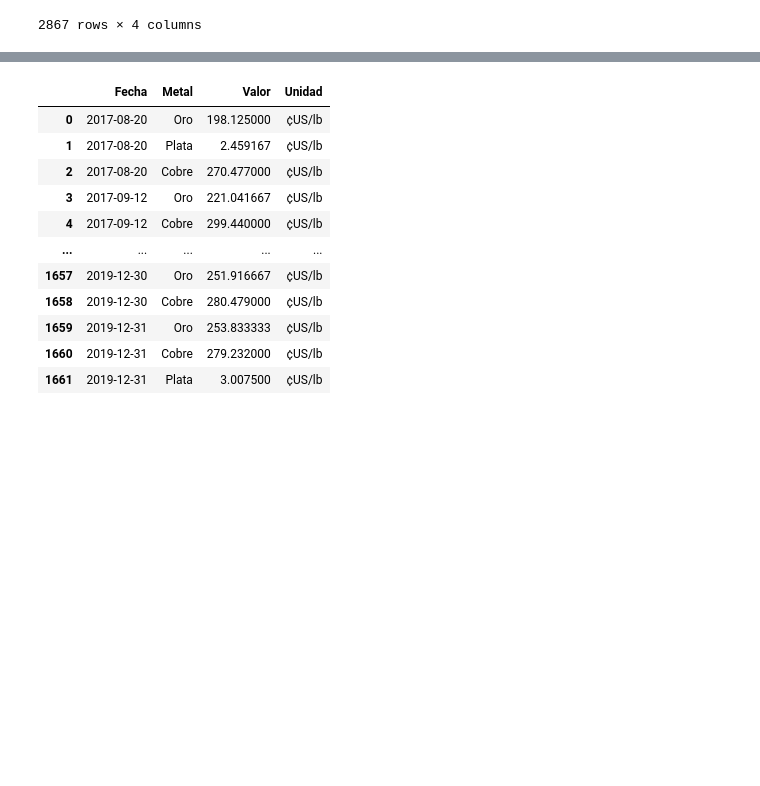
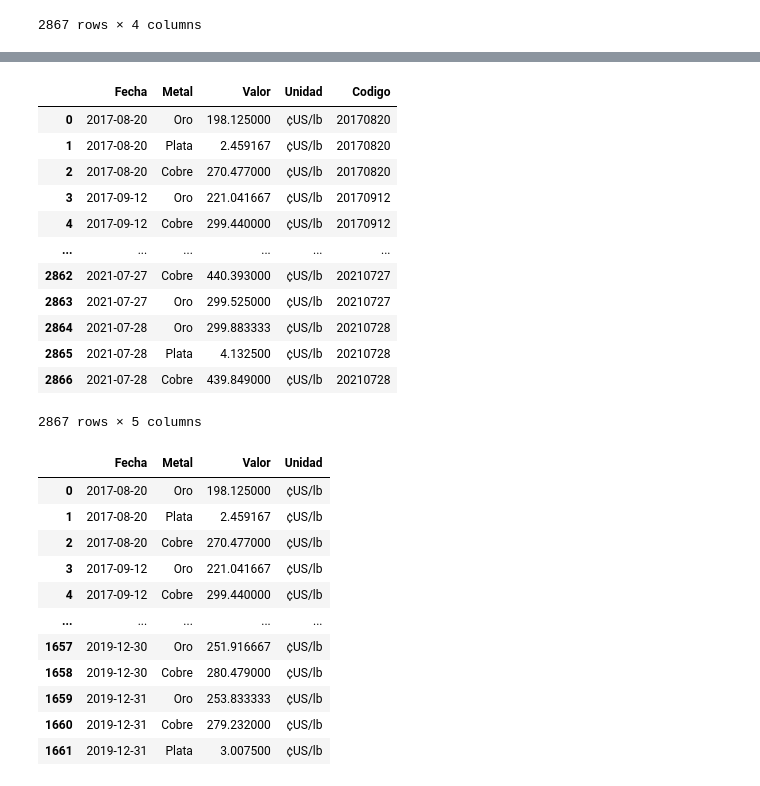
Before and after one commit to ThareauB/Proyecto-libertadores, a Jupyter notebook: mineria.ipynb, the cells around one changed output, grey strips where cells are left out. Saved outputs shown, nothing was run; the diff lists cells and outputs as text; code cells hidden in the pictures; blank space fills up the shorter version.

```diff
--- a/mineria.ipynb
+++ b/mineria.ipynb
@@ -117,3 +143,26 @@ pp_final
+# %%
+def fecha_a_codigo(fecha):
+    fecha = str(fecha)
+    fecha = fecha.replace('00:00:00', '')
+    codigo = fecha.replace('-', '')
+    return codigo
+# %%
+pp_final['Codigo'] = pp_final['Fecha'].apply(fecha_a_codigo)
+pp_final
+# %% [output]
+|  | Fecha | Metal | Valor | Unidad | Codigo |
+| 0 | 2017-08-20 | Oro | 198.125000 | ¢US/lb | 20170820 |
+| 1 | 2017-08-20 | Plata | 2.459167 | ¢US/lb | 20170820 |
+| 2 | 2017-08-20 | Cobre | 270.477000 | ¢US/lb | 20170820 |
+| 3 | 2017-09-12 | Oro | 221.041667 | ¢US/lb | 20170912 |
+| 4 | 2017-09-12 | Cobre | 299.440000 | ¢US/lb | 20170912 |
+| ... | ... | ... | ... | ... | ... |
+| 2862 | 2021-07-27 | Cobre | 440.393000 | ¢US/lb | 20210727 |
+| 2863 | 2021-07-27 | Oro | 299.525000 | ¢US/lb | 20210727 |
+| 2864 | 2021-07-28 | Oro | 299.883333 | ¢US/lb | 20210728 |
+| 2865 | 2021-07-28 | Plata | 4.132500 | ¢US/lb | 20210728 |
+| 2866 | 2021-07-28 | Cobre | 439.849000 | ¢US/lb | 20210728 |
+2867 rows × 5 columns
 # %%
 df_2020 = pp_final[pp_final['Fecha'] < '2020-01-01']
 df_2020
```
Also changed, not shown: parts of 2 cells of this notebook.
